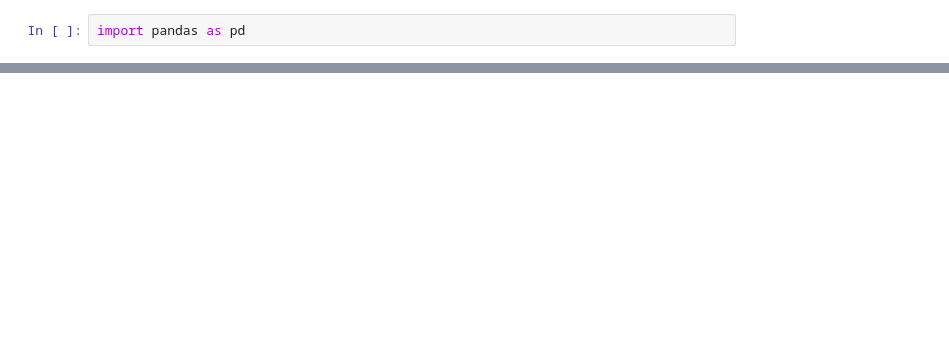
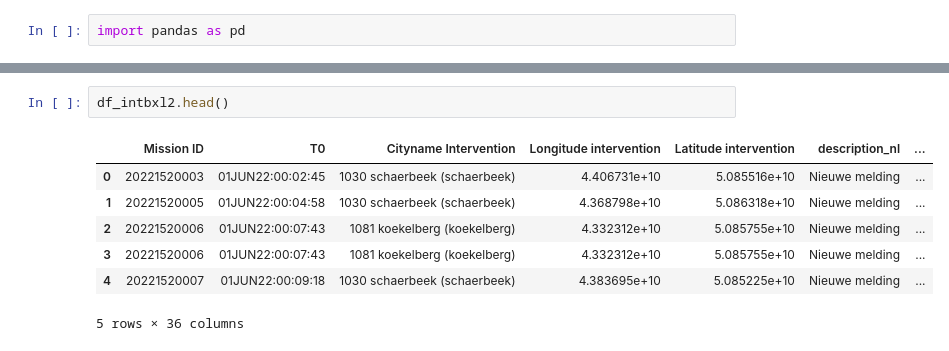
Before and after one commit to isa-sc/mda-project, a Jupyter notebook: script 1.ipynb, the cells around one changed output, grey strips where cells are left out. Cells and saved outputs as stored; diff of their text form; blank space fills up the shorter version.

```diff
--- a/script 1.ipynb
+++ b/script 1.ipynb
@@ -61,3 +65,13 @@ df_ambloc.head()
 | 2 | BA ANTW [Hof Ter Schelde] AC Antw... | ZW ANTWERPEN 3 (Team: AAANTW03A) | Antwerpen | Vlaams Gewest | August Vermeylenlaan 6 2050 ANTWE... | 10902 | 51.232810 | ... |
 | 3 | BA ANTW [Kaai 606] SIHWA | ZW ANTWERPEN HAVEN 1 (Team: AAAPO... | Antwerpen | Vlaams Gewest | Antwerpsebaan 4 (Kaai 606) 2040 A... | 12902 | 51.315516 | ... |
 | 4 | BA ANTW [Sint Elisabeth] AC Antwe... | ZW ANTWERPEN 2 (Team: AAANTW02A) | Antwerpen | Vlaams Gewest | Leopoldstraat 26 2000 ANTWERPEN | 10901 | 51.213623 | ... |
+# %%
+df_intbxl2.head()
+# %% [output]
+|  | Mission ID | T0 | Cityname Intervention | Longitude intervention | Latitude intervention | description_nl | ... |
+| 0 | 20221520003 | 01JUN22:00:02:45 | 1030 schaerbeek (schaerbeek) | 4.406731e+10 | 5.085516e+10 | Nieuwe melding | ... |
+| 1 | 20221520005 | 01JUN22:00:04:58 | 1030 schaerbeek (schaerbeek) | 4.368798e+10 | 5.086318e+10 | Nieuwe melding | ... |
+| 2 | 20221520006 | 01JUN22:00:07:43 | 1081 koekelberg (koekelberg) | 4.332312e+10 | 5.085755e+10 | Nieuwe melding | ... |
+| 3 | 20221520006 | 01JUN22:00:07:43 | 1081 koekelberg (koekelberg) | 4.332312e+10 | 5.085755e+10 | Nieuwe melding | ... |
+| 4 | 20221520007 | 01JUN22:00:09:18 | 1030 schaerbeek (schaerbeek) | 4.383695e+10 | 5.085225e+10 | Nieuwe melding | ... |
+5 rows × 36 columns
```
Also changed, not shown: parts of 9 cells of this notebook.
